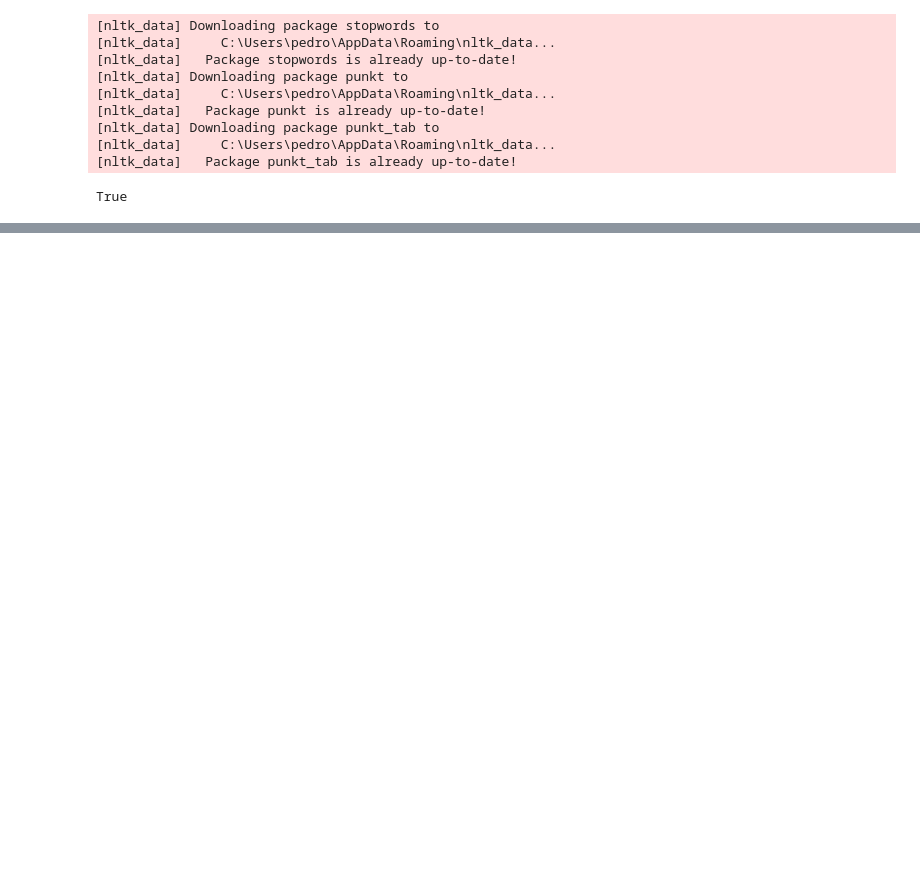
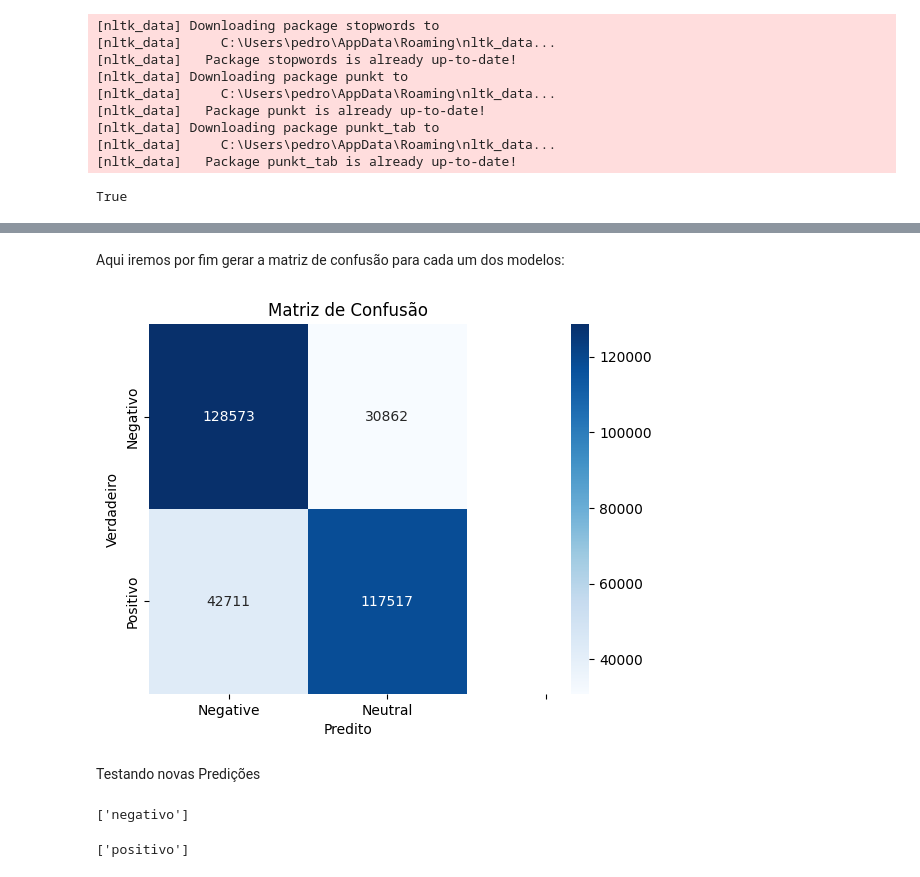
Before and after one commit to PedroYutaroUEA/analise-de-humor, a Jupyter notebook: main.ipynb, the cells around one changed output, grey strips where cells are left out. Saved outputs shown, nothing was run; the diff lists cells and outputs as text; code cells hidden in the pictures; blank space fills up the shorter version.

```diff
--- a/main.ipynb
+++ b/main.ipynb
@@ -85,6 +98,3 @@ Percentual de tweets duplicados: 0.0%
-# %%
-# Atualizando dataset pra usar apenas colunas relevantes
-df = df.drop(columns=["id"])
 # %%
 nltk.download("stopwords")
 nltk.download("punkt")
@@ -128,0 +161,6 @@ X_train, X_test, y_train, y_test = train_test_split(X, y, test_size=0.2, random_
+# %%
+bow_vectorizer = CountVectorizer(max_features=5000) # limitar a 5k features
+# ajustar ao conjunto de treino
+X_train_bow = bow_vectorizer.fit_transform(X_train)
+# transformar o conjunto de teste
+X_test_bow = bow_vectorizer.transform(X_test)
@@ -128,0 +170,4 @@ X_train, X_test, y_train, y_test = train_test_split(X, y, test_size=0.2, random_
+# %%
+model = LogisticRegression()
+model_bow = model.fit(X_train_bow, y_train)
+model_tfdif = model.fit(X_train_tfidf, y_train)
@@ -128,0 +178,14 @@ X_train, X_test, y_train, y_test = train_test_split(X, y, test_size=0.2, random_
+# %%
+# Fazer previsões no conjunto de teste
+y_pred_bow = model_bow.predict(X_test_bow)
+
+# Exibir relatório de classificação
+print("Relatório de Classificação:")
+print(classification_report(y_test, y_pred_bow))
+
+# Exibir a matriz de confusão
+print("Matriz de Confusão:")
+print(confusion_matrix(y_test, y_pred_bow))
+
+# Exibir a acurácia geral
+print(f"Acurácia: {accuracy_score(y_test, y_pred_bow):.3f}")
@@ -128,0 +238,16 @@ X_train, X_test, y_train, y_test = train_test_split(X, y, test_size=0.2, random_
+# %% [markdown]
+Aqui iremos por fim gerar a matriz de confusão para cada um dos modelos:
+# %%
+# Criar matriz de confusão
+conf_matrix = confusion_matrix(y_test, y_pred_bow)
+
+# Plotar usando Seaborn
+sns.heatmap(conf_matrix, annot=True, fmt="d", cmap="Blues", xticklabels=["Negative", "Neutral", ""], yticklabels=["Negativo", "Positivo"])
+plt.xlabel("Predito")
+plt.ylabel("Verdadeiro")
+plt.title("Matriz de Confusão")
+plt.show()
+# %% [output]
+[figure, added]
+# %% [markdown]
+Testando novas Predições
@@ -128,0 +259,8 @@ X_train, X_test, y_train, y_test = train_test_split(X, y, test_size=0.2, random_
+# %%
+test_prediction("i really hate this new brand outfit")
+# %% [output]
+['negativo']
+# %%
+test_prediction("i don't like the way that this gun works, looks really mediocry")
+# %% [output]
+['positivo']
```
Also changed, not shown: parts of 27 cells of this notebook.
